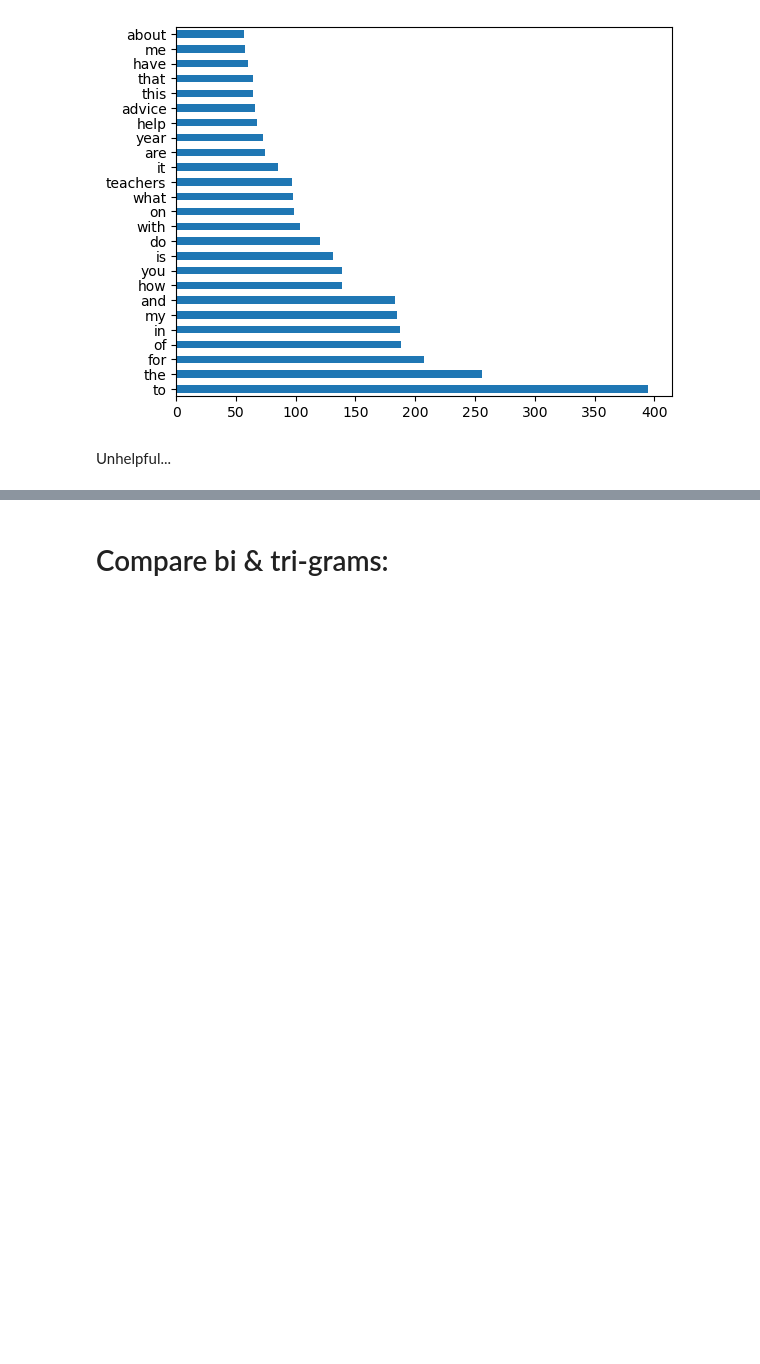
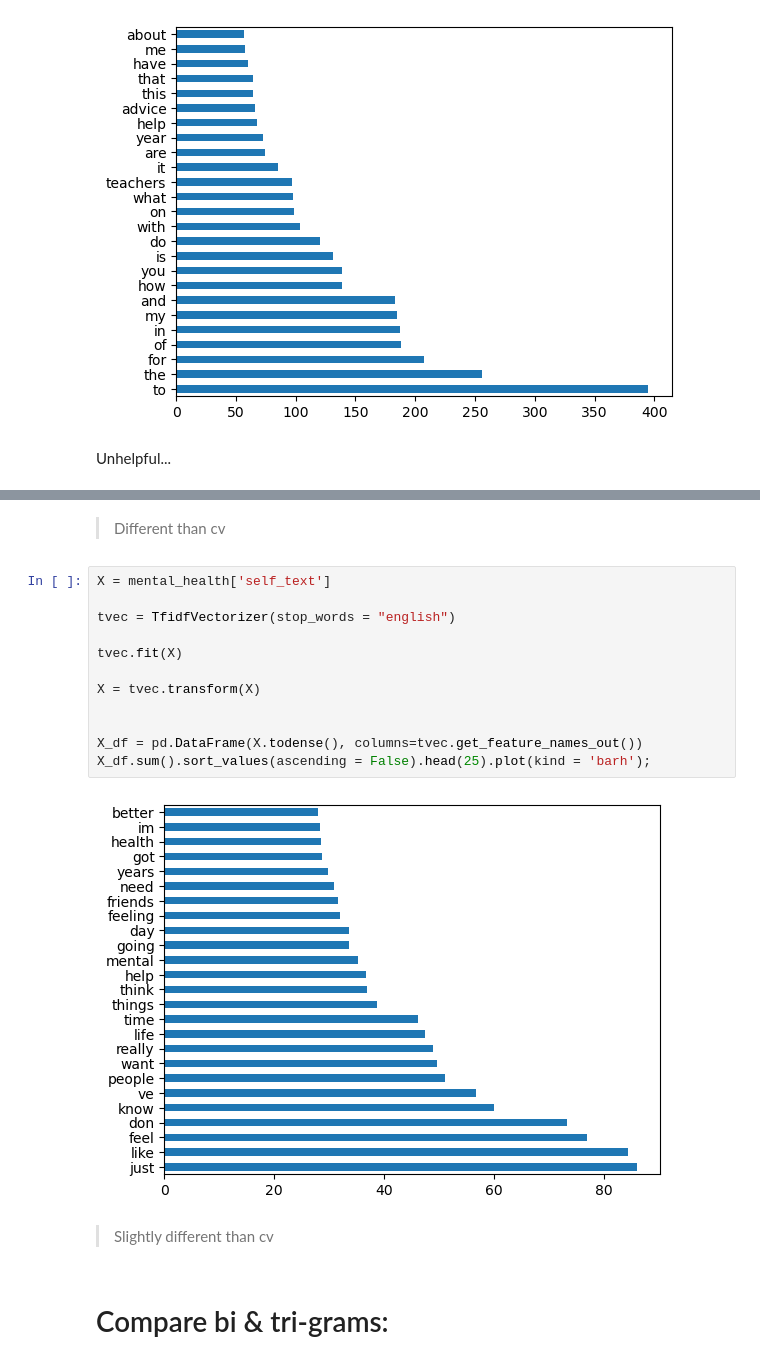
Before and after one commit to kier-johns/project-3, a Jupyter notebook: code/03 - EDA.ipynb, the cells around one changed output, grey strips where cells are left out. Saved outputs shown, nothing was run; the diff lists cells and outputs as text; blank space fills up the shorter version.

```diff
--- a/code/03 - EDA.ipynb
+++ b/code/03 - EDA.ipynb
@@ -401,3 +449,21 @@ Unhelpful...
+# %% [markdown]
+> Different than cv
+# %%
+X = mental_health['self_text']
+
+tvec = TfidfVectorizer(stop_words = "english")
+
+tvec.fit(X)
+
+X = tvec.transform(X)
+
+
+X_df = pd.DataFrame(X.todense(), columns=tvec.get_feature_names_out())
+X_df.sum().sort_values(ascending = False).head(25).plot(kind = 'barh');
+# %% [output]
+[figure, added]
+# %% [markdown]
+> Slightly different than cv
 # %% [markdown]
 # Compare bi & tri-grams:
 # %% [markdown]
```
Also changed, not shown: parts of 9 cells of this notebook, 1 other file.
